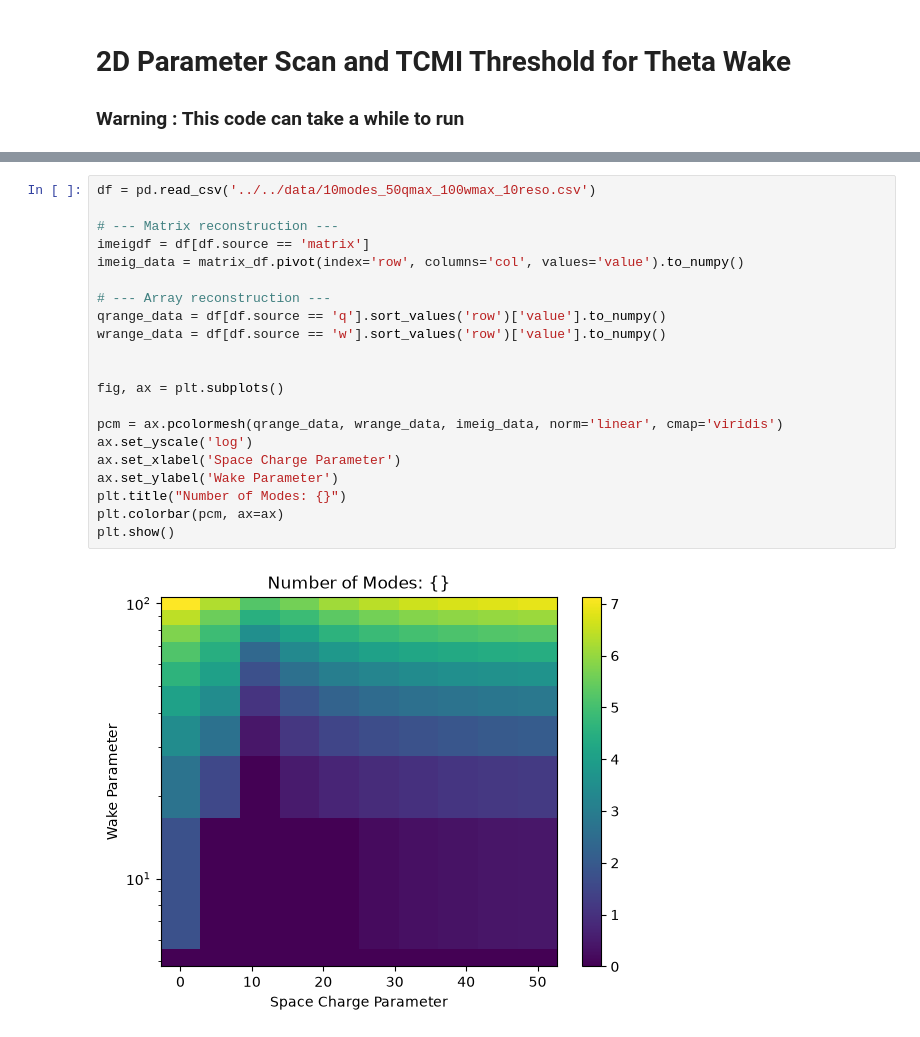
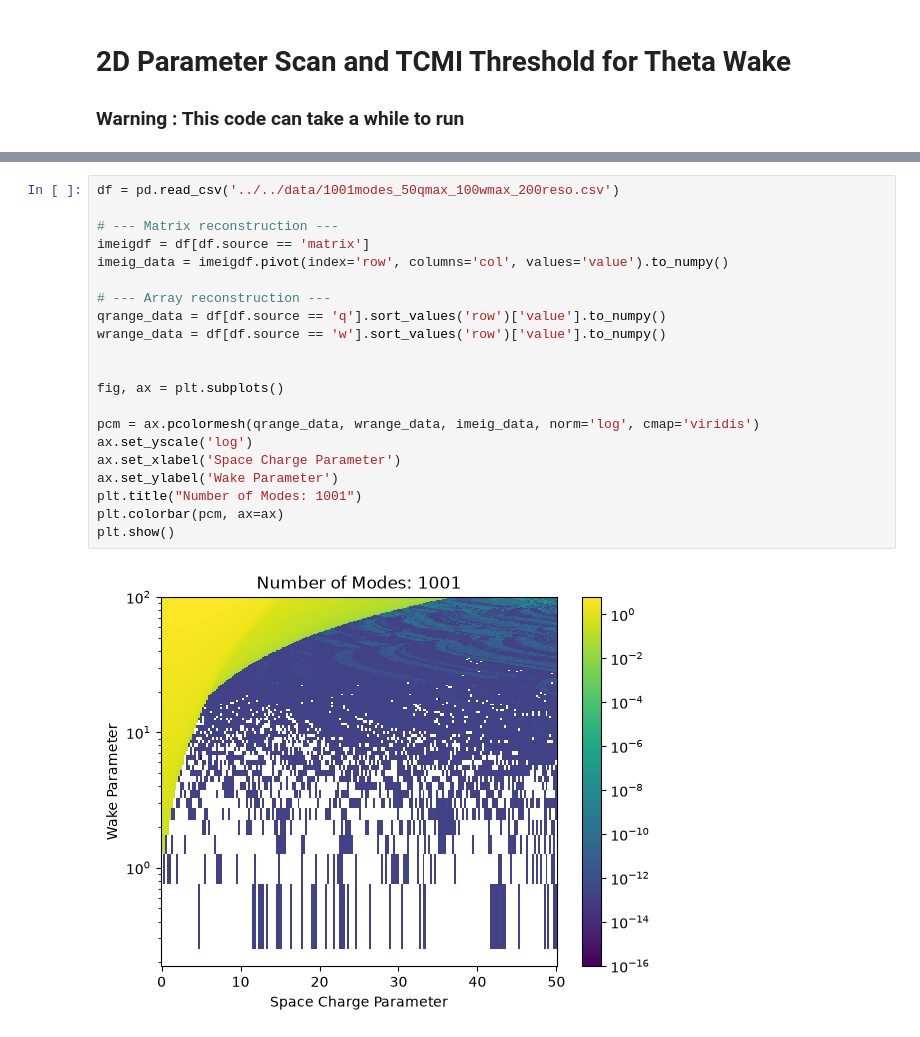
Before and after one commit to gonza94/pyABS, a Jupyter notebook: examples/thetawake.ipynb, the cells around one changed output, grey strips where cells are left out. Cells and saved outputs as stored; diff of their text form.

```diff
--- a/examples/thetawake.ipynb
+++ b/examples/thetawake.ipynb
@@ -163,23 +196,23 @@ plt.show()
 # %%
-df = pd.read_csv('../../data/10modes_50qmax_100wmax_10reso.csv')
+df = pd.read_csv('../../data/1001modes_50qmax_100wmax_200reso.csv')
 
 # --- Matrix reconstruction ---
 imeigdf = df[df.source == 'matrix']
-imeig_data = matrix_df.pivot(index='row', columns='col', values='value').to_numpy()
+imeig_data = imeigdf.pivot(index='row', columns='col', values='value').to_numpy()
 
 # --- Array reconstruction ---
 qrange_data = df[df.source == 'q'].sort_values('row')['value'].to_numpy()
 wrange_data = df[df.source == 'w'].sort_values('row')['value'].to_numpy()
 
 
 fig, ax = plt.subplots()
 
-pcm = ax.pcolormesh(qrange_data, wrange_data, imeig_data, norm='linear', cmap='viridis')
+pcm = ax.pcolormesh(qrange_data, wrange_data, imeig_data, norm='log', cmap='viridis')
 ax.set_yscale('log')
 ax.set_xlabel('Space Charge Parameter')
 ax.set_ylabel('Wake Parameter')
-plt.title("Number of Modes: {}")
+plt.title("Number of Modes: 1001")
 plt.colorbar(pcm, ax=ax)
 plt.show()
 # %% [output]
-[figure, old version]
+[figure, new version]
```
Also changed, not shown: parts of 11 cells of this notebook, 8 other files.
